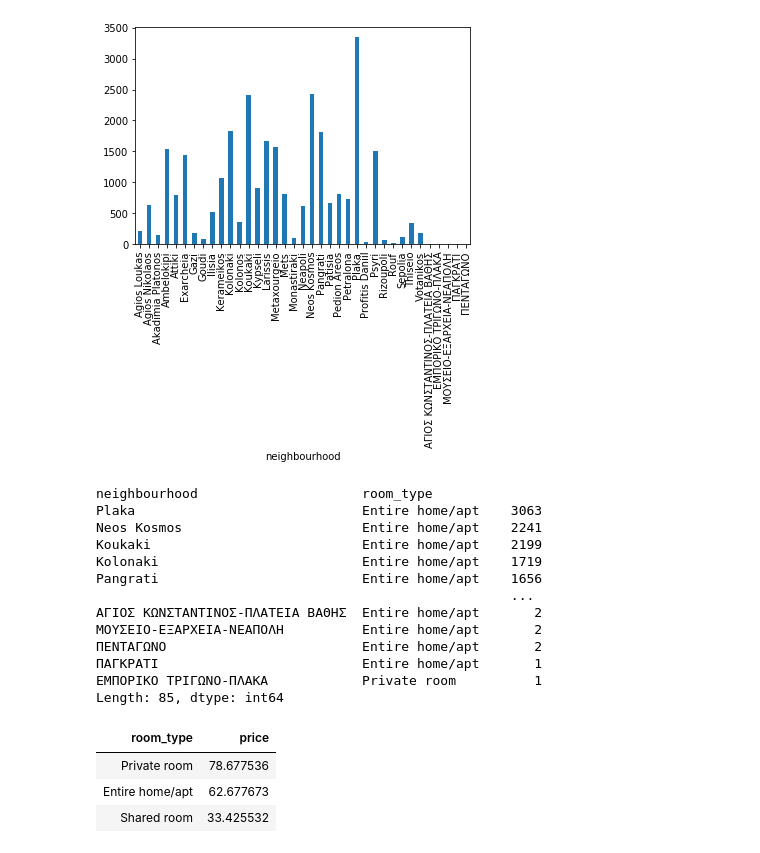
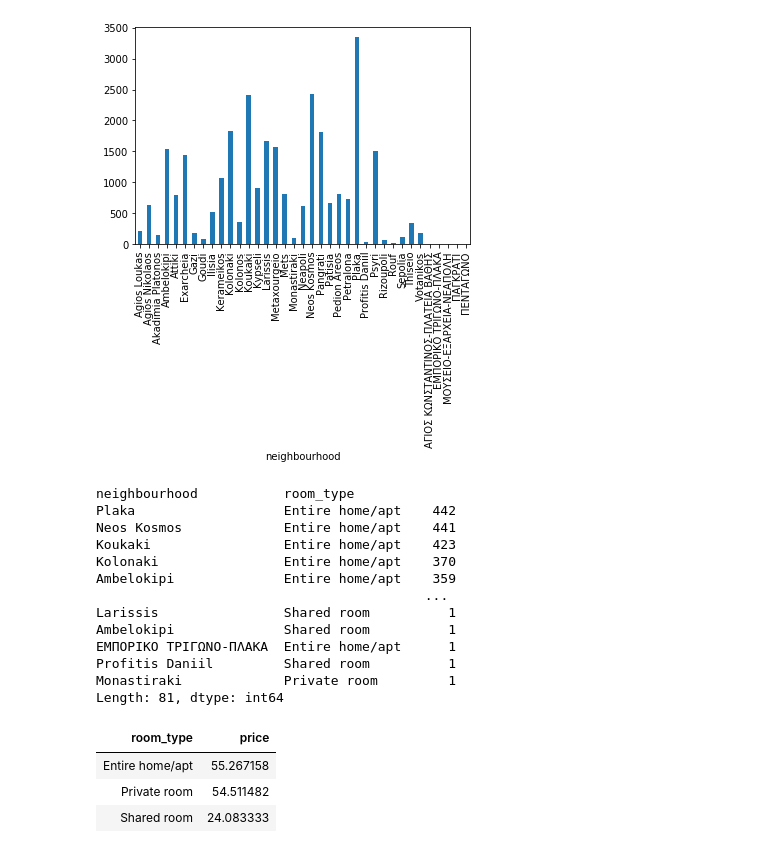
Before and after one commit to Myrto-Iglezou/Airbnb-Data-Analysis-, a Jupyter notebook: dm_project_1.ipynb, the cells around one changed output. Drawn from its saved outputs; the diff is of its cells as text; code cells hidden in the pictures.

```diff
--- a/dm_project_1.ipynb
+++ b/dm_project_1.ipynb
@@ -15,6 +16,7 @@ files = ['\listings.csv','\listings0.csv']
 # inputPath= r"C:\Users\myrto\Desktop\data"
 inputPath= r"C:\Users\nikol\Desktop\dataMining_p1\data\data"
 columnlist = ['id','zipcode','transit','bedrooms','beds','review_scores_rating','number_of_reviews','neighbourhood','name','latitude','longitude','last_review','instant_bookable','host_since','host_response_rate','host_identity_verified','host_has_profile_pic','first_review','description','city','cancellation_policy','bed_type','bathrooms','accommodates','amenities','room_type','property_type','price','availability_365','minimum_nights','host_id']
+# monthDictionary = {'april':('')}
 
 framelist = []
 monthlist = []
@@ -28,35 +30,21 @@ for month in months:
         train = framelist[0].combine_first(framelist[l+1])
     df = pd.DataFrame(data = train, columns=columnlist)
     df.insert(loc=len(df.columns),column='month_id',value=months2[i])
-    #df.set_index('id',inplace=True)
     monthlist.append(df)
     i=i+1
 
 df = pd.concat(monthlist)
-df.drop_duplicates()
+df.drop_duplicates(ignore_index=True,inplace=True)
 df['price'] = df['price'].apply(lambda x: x.translate(str.maketrans({',':'','$':''})))
 df['price'] = pd.to_numeric(df['price'])
 
 df.to_csv("train.csv")
 
-# df.fillna(df.mean(),inplace=True)
-# count_nan = len(temp)-temp.count()
-# print(count_nan)
 
-# df
-# df.groupby(df.columns,axis=1).transform(lambda x: x.fillna(x.mean(),axis=0))
-# temp = df.interpolate(method='ffill')
+df.fillna(df.mean(),inplace=True)
+df.fillna(method='backfill',inplace=True)
+df.dropna()
 
-# pricelist = []
-# i=0
-# for month in months:
-#     tempfile = pd.read_csv(inputPath+month+'\calendar.csv',index_col=False,usecols=['date','price'])
-#     tempframe = pd.DataFrame(data=tempfile)
-#     tempframe.insert(loc=len(tempframe.columns),column='month_id',value=months2[i])
-#     tempframe['price'] = tempframe['price'].apply(lambda x: print(x))
-#     # tempframe['price'] = pd.to_numeric(tempframe['price'])
-#     tempframe['price'].fillna(tempframe['price'].mean(),inplace=True)
-#     tempframe['date'] = pd.to_datetime(tempframe['date'])
-#     pricelist.append(tempframe)
-#     i = i+1
-# priceDf = pd.concat(pricelist)
+count_nan = len(df)-df.count()
+print(count_nan)
+inplace=True
@@ -150,34 +139,36 @@ graph.plot.bar(y='Count',x='Neighbourhoods')
 [figure]
 # %%
 #7
-
-temp = df[['room_type','neighbourhood']]
+temp = df[['room_type','neighbourhood','host_id']]
+temp.dropna(inplace=True)
+temp.drop_duplicates(subset='host_id',inplace=True)
 temp = temp.groupby(['neighbourhood','room_type']).size().sort_values(ascending=False)
-#temp.to_csv("new.csv")
-
 temp
 # %% [output]
-neighbourhood                     room_type
-Plaka                             Entire home/apt    3063
-Neos Kosmos                       Entire home/apt    2241
-Koukaki                           Entire home/apt    2199
-Kolonaki                          Entire home/apt    1719
-Pangrati                          Entire home/apt    1656
-                                                     ...
-ΑΓΙΟΣ ΚΩΝΣΤΑΝΤΙΝΟΣ-ΠΛΑΤΕΙΑ ΒΑΘΗΣ  Entire home/apt       2
-ΜΟΥΣΕΙΟ-ΕΞΑΡΧΕΙΑ-ΝΕΑΠΟΛΗ          Entire home/apt       2
-ΠΕΝΤΑΓΩΝΟ                         Entire home/apt       2
-ΠΑΓΚΡΑΤΙ                          Entire home/apt       1
-ΕΜΠΟΡΙΚΟ ΤΡΙΓΩΝΟ-ΠΛΑΚΑ            Private room          1
-Length: 85, dtype: int64
+neighbourhood           room_type
+Plaka                   Entire home/apt    442
+Neos Kosmos             Entire home/apt    441
+Koukaki                 Entire home/apt    423
+Kolonaki                Entire home/apt    370
+Ambelokipi              Entire home/apt    359
+                                          ...
+Larissis                Shared room          1
+Ambelokipi              Shared room          1
+ΕΜΠΟΡΙΚΟ ΤΡΙΓΩΝΟ-ΠΛΑΚΑ  Entire home/apt      1
+Profitis Daniil         Shared room          1
+Monastiraki             Private room         1
+Length: 81, dtype: int64
 # %%
 # 8
-df.groupby(by='room_type',as_index=False).agg({'price':'mean'}).sort_values(['price'],ascending=False,ignore_index=True).style.hide_index()
+tempdf = df[['room_type','host_id','price']]
+# tempdf.dropna(inpl)
+tempdf.drop_duplicates(subset='host_id',inplace=True)
+tempdf.groupby(by=['room_type'],as_index=False).agg({'price':'mean'}).sort_values(['price'],ascending=False,ignore_index=True).style.hide_index()
 # %% [output]
 | room_type | price |
-| Private room | 78.677536 |
-| Entire home/apt | 62.677673 |
-| Shared room | 33.425532 |
+| Entire home/apt | 55.267158 |
+| Private room | 54.511482 |
+| Shared room | 24.083333 |
 # %%
 # 9
 latitude = []
```
Also changed, not shown: parts of 10 cells of this notebook, 1 other file.
